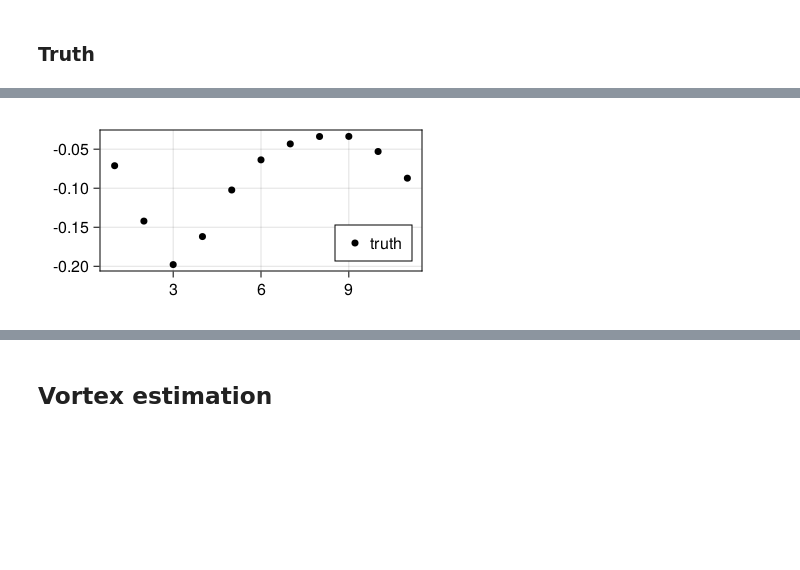
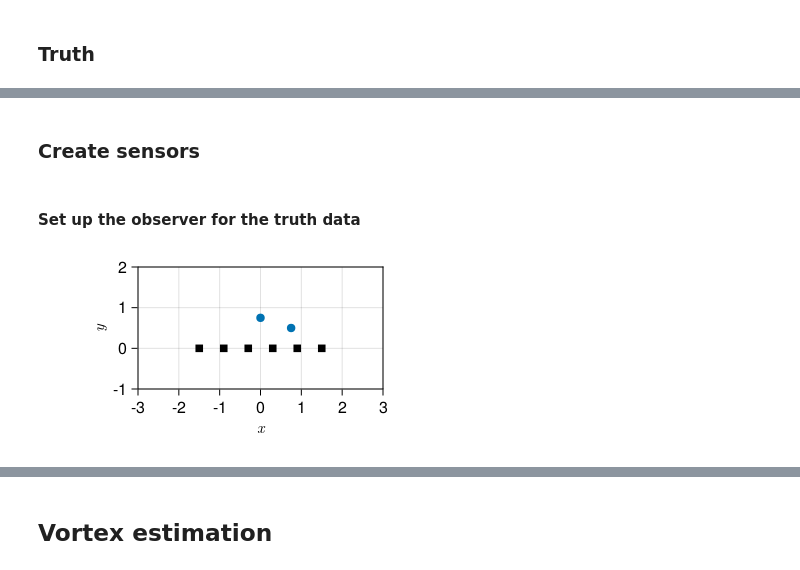
Before and after one commit to mleprovost/LowRankVortex.jl, a Jupyter notebook: stationary/MCMC-based inference of point vortices from pressure.ipynb, the cells around one changed output, grey strips where cells are left out. Cells and saved outputs as stored; diff of their text form; code cells hidden in the pictures; blank space fills up the shorter version.

```diff
--- a/stationary/MCMC-based inference of point vortices from pressure.ipynb
+++ b/stationary/MCMC-based inference of point vortices from pressure.ipynb
@@ -203,9 +67,2 @@ f
-# %%
-f = Figure(;resolution = (400, 200))
-ax = f[1,1] = Axis(f)
-obs_true = PressureObservations(sens,config_true);
-ystar = observations(x_true,t,obs_true);
-plot_sensor_data!(ax,ystar,obs_true)
-f
-# %% [output]
-[figure, removed]
+# %% [markdown]
+### Create sensors
@@ -211,0 +93,2 @@ f
+# %% [markdown]
+#### Set up the observer for the truth data
@@ -211,0 +105,8 @@ f
+# %%
+f = Figure(;resolution = (400, 200))
+ax = f[1,1] = Axis(f;limits=(-3,3,-1,2), xlabel = L"x",ylabel = L"y", aspect=DataAspect())
+show_vortices!(ax,x_true,obs_true)
+plot_sensors!(ax,obs)
+f
+# %% [output]
+[figure, added]
```
Also changed, not shown: parts of 43 cells of this notebook, 2 other files.
